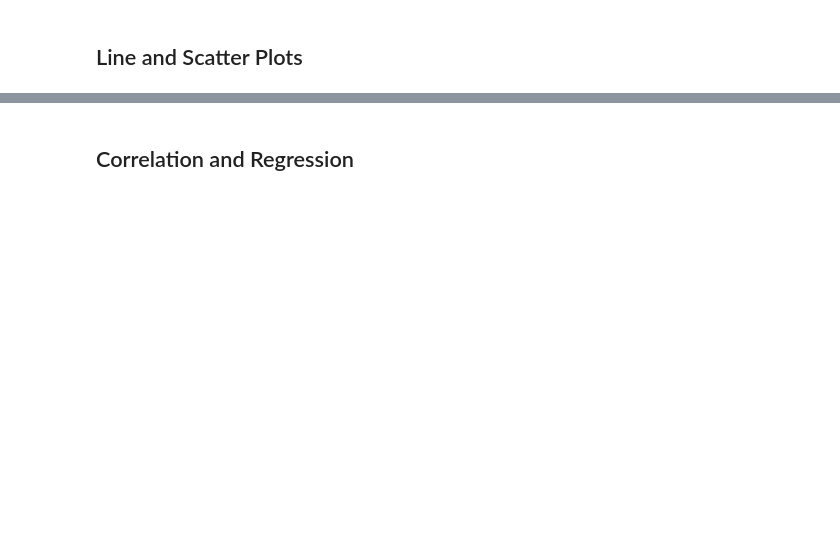
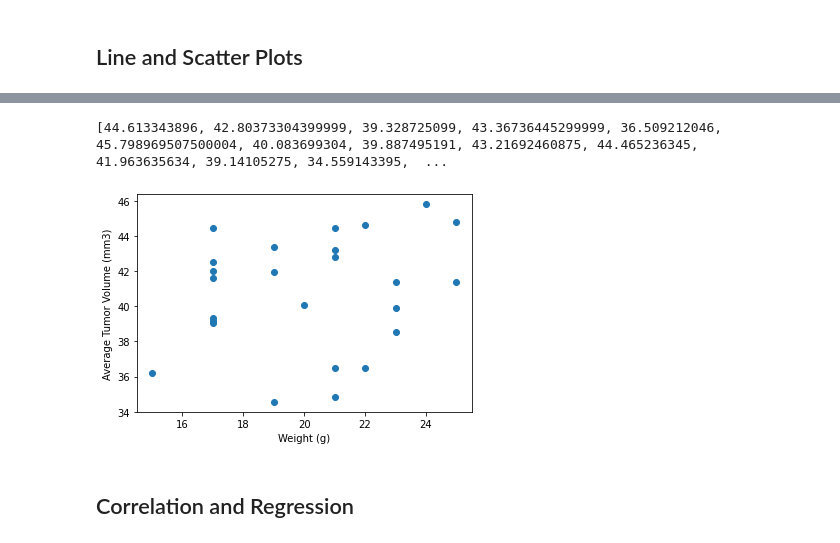
Before and after one commit to Ntorres95/matplotlib-hw, a Jupyter notebook: pymaceuticals_starter.ipynb, the cells around one changed output, grey strips where cells are left out. Cells and saved outputs as stored; diff of their text form; code cells hidden in the pictures; blank space fills up the shorter version.

```diff
--- a/pymaceuticals_starter.ipynb
+++ b/pymaceuticals_starter.ipynb
@@ -263,0 +337,3 @@ sorted_clean_df
+# %%
+#collecting the data for the scatterplot
+scatter_data_df = clean_df.set_index("Drug Regimen").sort_values(['Drug Regimen', 'Mouse ID'], ascending = [True, True])
@@ -264,3 +355,25 @@ sorted_clean_df
+# %%
+# Generate a scatter plot of mouse weight versus average tumor volume for the Capomulin regimen
+
+#pulling the values to be graphed
+weight_data = scatter_data_df.loc['Capomulin']['Weight (g)'].tolist()
+tumor_data =
+
+print(tumor_data)
+#sanity check
+#len(weight_data)
+
+#adding labels
+plt.xlabel("Weight (g)")
+plt.ylabel("Average Tumor Volume (mm3)")
+
+#plotting the graph
+plt.scatter(weight_data, tumor_data)
+
+plt.show()
+# %% [output]
+[44.613343896, 42.80373304399999, 39.328725099, 43.36736445299999, 36.509212046, 45.798969507500004, 40.083699304, 39.887495191, 43.21692460875, 44.465236345, 41.963635634, 39.14105275, 34.559143395,  ...
+[figure, added]
 # %% [markdown]
 ## Correlation and Regression
 # %%
```
Also changed, not shown: parts of 10 cells of this notebook.
